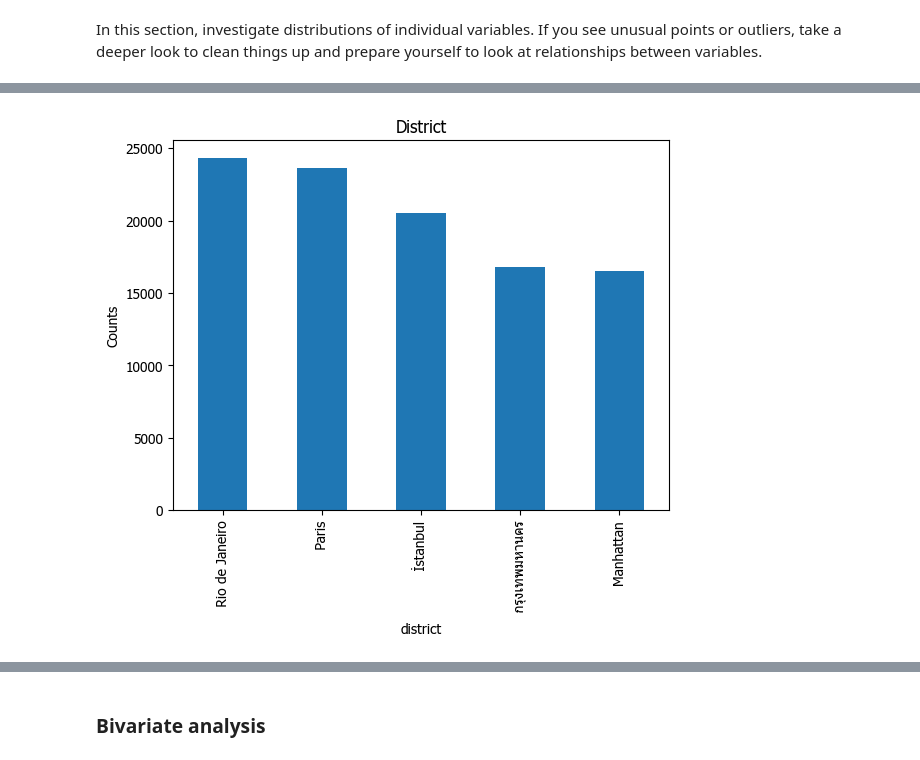
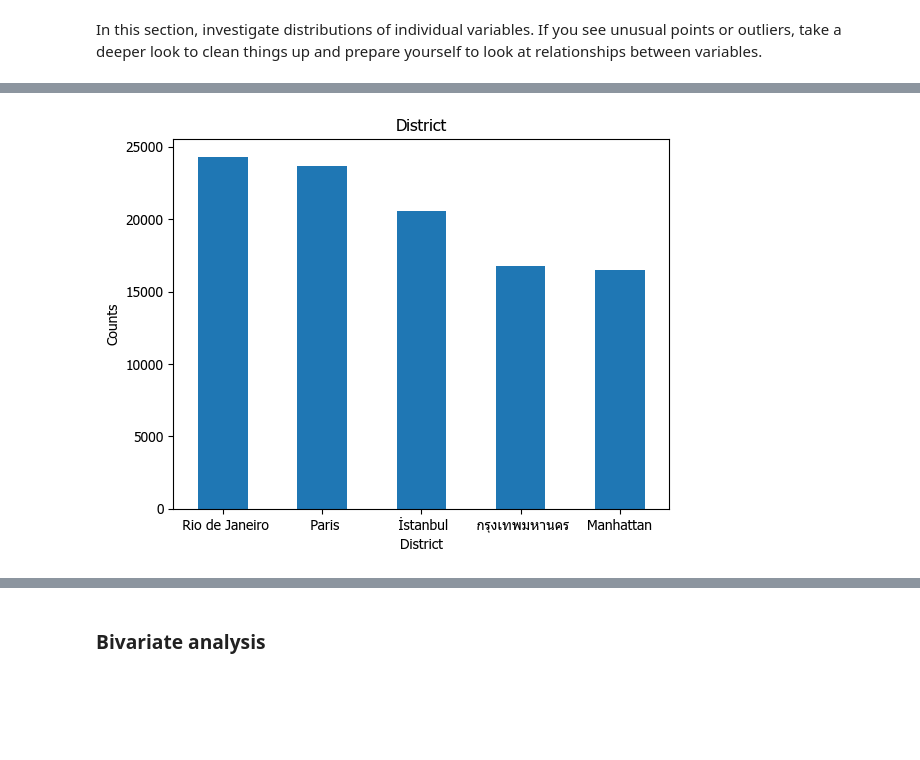
Before and after one commit to AbdullahAlrebdi/week3_project, a Jupyter notebook: main.ipynb, the cells around one changed output, grey strips where cells are left out. Cells and saved outputs as stored; diff of their text form; code cells hidden in the pictures; blank space fills up the shorter version.

```diff
--- a/main.ipynb
+++ b/main.ipynb
@@ -599,10 +582,10 @@ Name: count, dtype: int64
 # %%
 plt.title('District')
 plt.xlabel('District')
 plt.ylabel('Counts')
 plt.rcParams['font.family'] = 'Tahoma'
-df_listings['district'].value_counts()[:5].plot.bar()
+df_listings['district'].value_counts()[:5].plot.bar(rot=0)
 
 plt.show()
 # %% [output]
-[figure, old version]
+[figure, new version]
```
Also changed, not shown: parts of 53 cells of this notebook.
